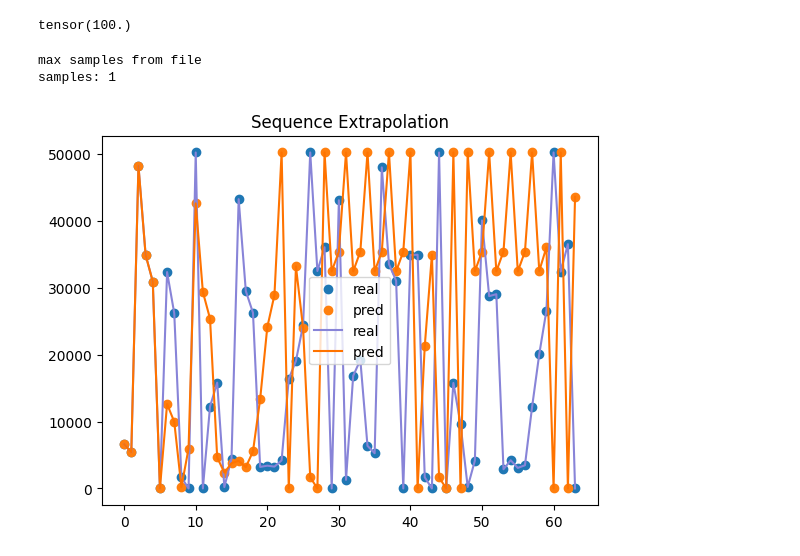
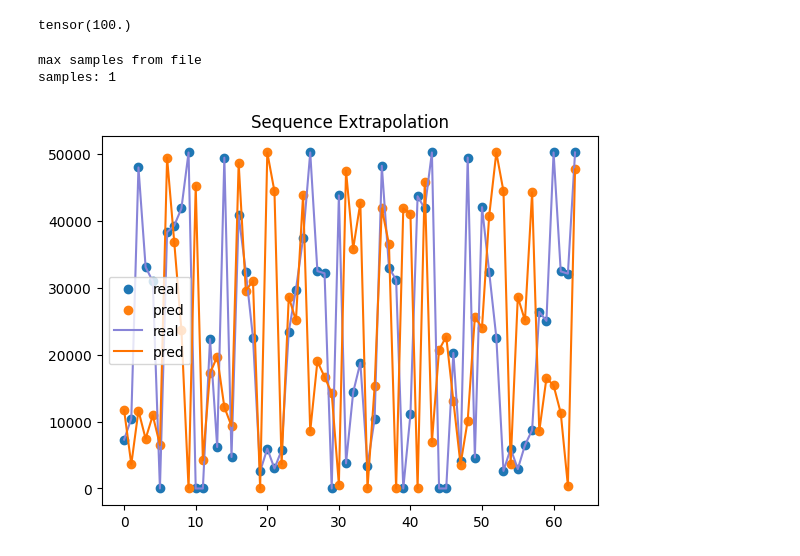
Before and after one commit to JoeyShapiro/GPT-Scratch-TimeSeries, a Jupyter notebook: gpt-timeseries.ipynb, the cells around one changed output. Drawn from its saved outputs; the diff is of its cells as text; code cells hidden in the pictures.

Commit message:
test is no longer in train

```diff
--- a/gpt-timeseries.ipynb
+++ b/gpt-timeseries.ipynb
@@ -190,7 +190,8 @@ import pandas as pd
 import numpy as np
 
 class GPTDataset(Dataset):
-    def __init__(self, stride=128, window=None, files=None, samples_per_file=512): # |None
+    # could do gen_crop
+    def __init__(self, stride=128, window=None, files=None, samples_per_file=512, normalize=True): # |None
         self.files = files
 
         max_length = 1024
@@ -212,7 +213,10 @@ class GPTDataset(Dataset):
                 self.min_val = df.min()
                 self.max_val = df.max()
 
-            norm_df = (df - df.min()) * (50_257-2) / ( df.max() - df.min() )
+            if normalize:
+                norm_df = (df - df.min()) * (50_257-2) / ( df.max() - df.min() )
+            else:
+                norm_df = df
             n_cols = 1#norm_df.shape[1]
 
             tokens = norm_df.values.flatten().astype(int)
@@ -642,25 +646,27 @@ mae = torch.mean(torch.abs(real - pred))
 print(100 * (1 - mae/max_diff))
 # %% [output]
 tensor(100.)
+# %%
+# TODO cant do this, because they have different norms
+test_dataset = GPTDataset(files=['rcalix-clean-test.csv'], window=block_size+64, samples_per_file=1, normalize=False)
+# %% [output]
+max samples from file
+samples: 1
 # %%
-test_dataset = GPTDataset(files=['rcalix-clean.csv'], window=block_size+64, samples_per_file=1)
-
 output = model_for_trainer.generate(
     test_dataset[0]['input_ids'][:block_size].unsqueeze(0),
     max_new_tokens=64,
 )
 
 # create scatter plot
 plt.scatter(range(64), test_dataset[0]['labels'][-64:], label='real')
 plt.scatter(range(64), output[0][block_size:], label='pred')
 plt.plot(range(64), test_dataset[0]['labels'][-64:], label="real", color='#8884d8')
 plt.plot(range(64), output[0][block_size:], label="pred", color='#ff7300')
 plt.title('Sequence Extrapolation')
 plt.legend()
 plt.show()
 # %% [output]
-max samples from file
-samples: 1
-[figure, old version]
+[figure, new version]
 # %%
 # # go as far as we can
```
Also changed, not shown: parts of 7 cells of this notebook, 1 other file.
